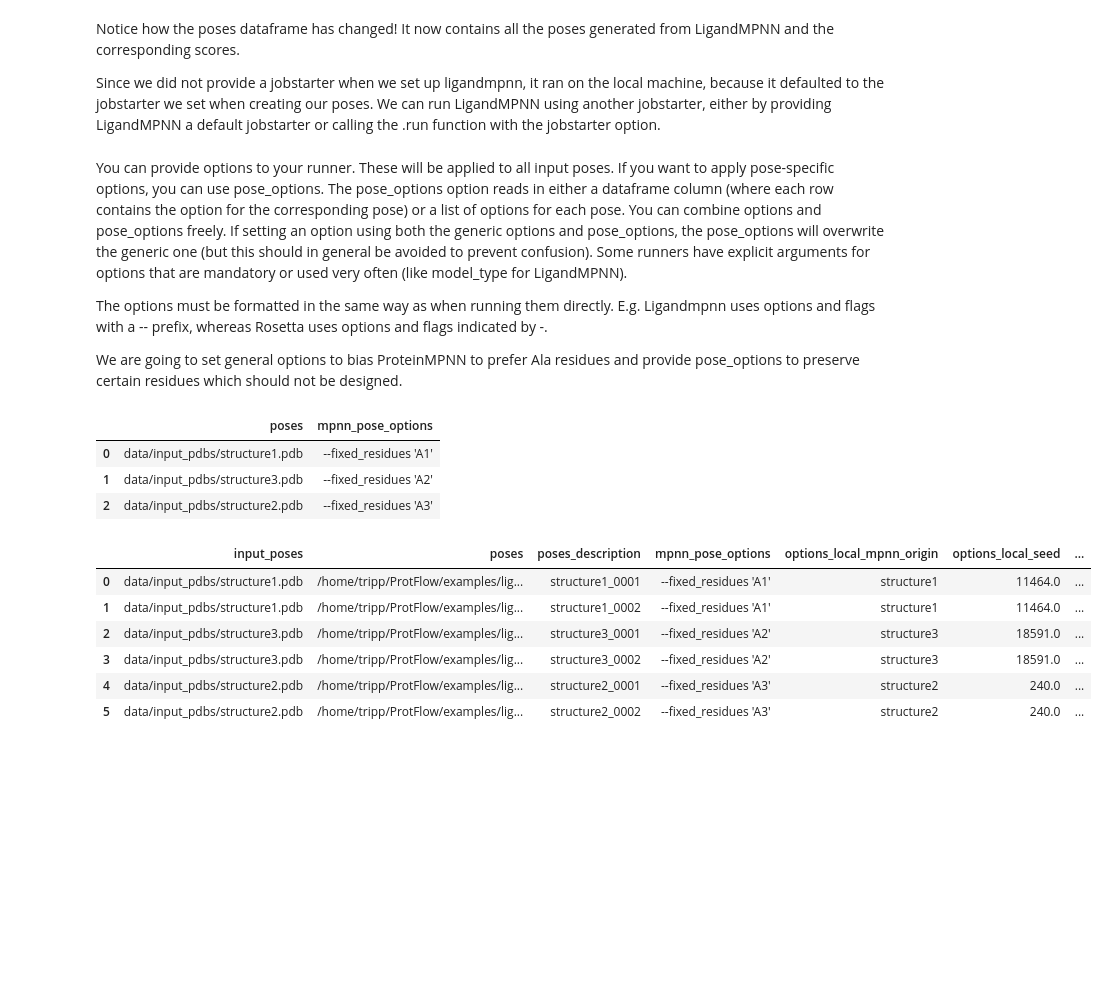
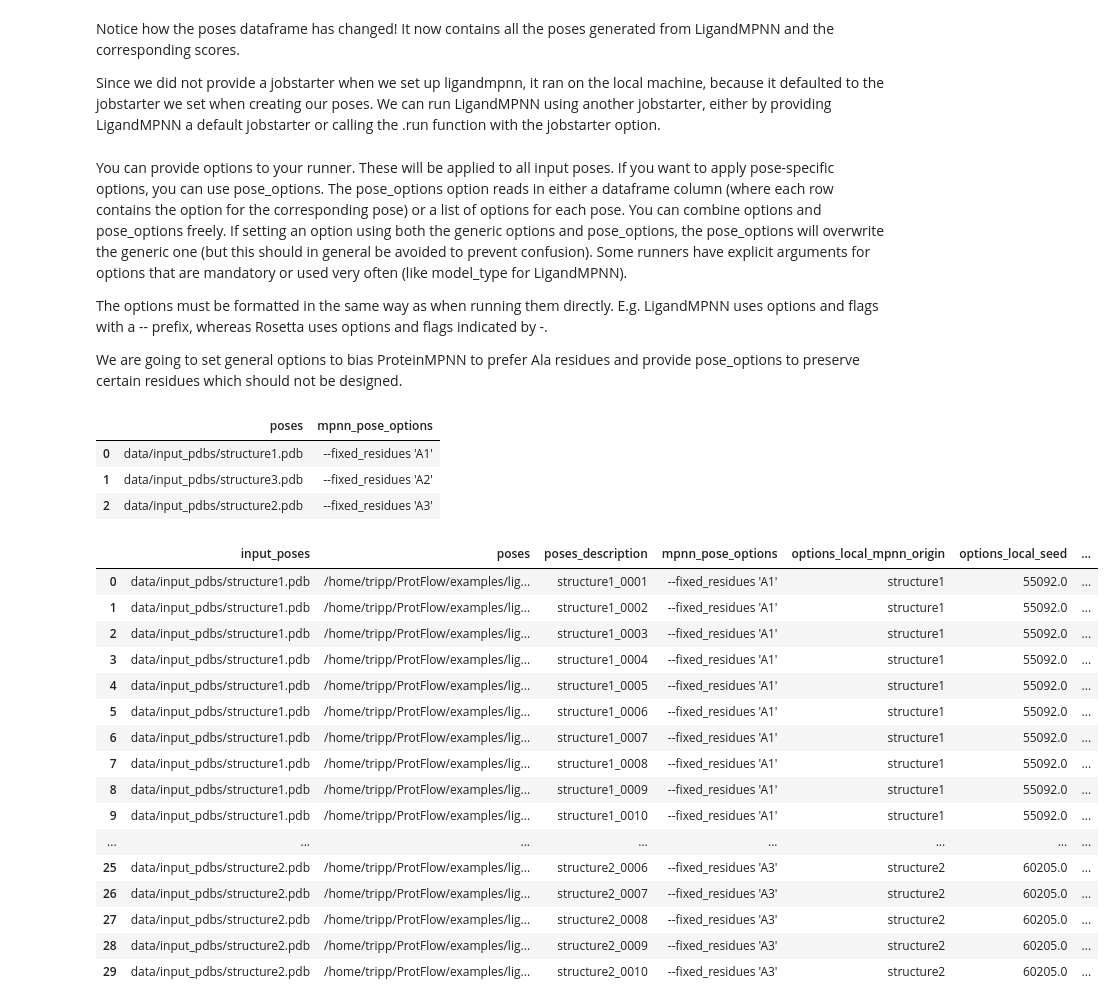
Before and after one commit to mabr3112/ProtFlow, a Jupyter notebook: examples/runners.ipynb, the cells around one changed output. Saved outputs shown, nothing was run; the diff lists cells and outputs as text; code cells hidden in the pictures; blank space fills up the shorter version.

```diff
--- a/examples/runners.ipynb
+++ b/examples/runners.ipynb
@@ -55,27 +55,37 @@ display(my_poses.df)
 # %% [markdown]
 You can provide options to your runner. These will be applied to all input poses. If you want to apply pose-specific options, you can use pose_options. The pose_options option reads in either a dataframe column (where each row contains the option for the corresponding pose) or a list of options for each pose. You can combine options and pose_options freely. If setting an option using both the generic options and pose_options, the pose_options will overwrite the generic one (but this should in general be avoided to prevent confusion). Some runners have explicit arguments for options that are mandatory or used very often (like model_type for LigandMPNN).
 
-The options must be formatted in the same way as when running them directly. E.g. Ligandmpnn uses options and flags with a -- prefix, whereas Rosetta uses options and flags indicated by -.
+The options must be formatted in the same way as when running them directly. E.g. LigandMPNN uses options and flags with a -- prefix, whereas Rosetta uses options and flags indicated by -.
 
 We are going to set general options to bias ProteinMPNN to prefer Ala residues and provide pose_options to preserve certain residues which should not be designed.
 # %%
 my_poses = Poses(poses='data/input_pdbs/', glob_suffix='*pdb', work_dir='ligandmpnn_options', storage_format='csv', jobstarter=local_jobstarter)
 
 pose_options = [f"--fixed_residues 'A{index+1}'" for index, pose in my_poses.df.iterrows()]
 my_poses.df['mpnn_pose_options'] = pose_options
 display(my_poses.df[['poses', 'mpnn_pose_options']])
 
-my_poses = ligandmpnn.run(poses=my_poses, prefix='options_local', nseq=2, model_type='protein_mpnn', options='--bias_AA A:2', pose_options='mpnn_pose_options')
+my_poses = ligandmpnn.run(poses=my_poses, prefix='options_local', nseq=10, model_type='protein_mpnn', options='--bias_AA A:2', pose_options='mpnn_pose_options')
 display(my_poses.df)
 # %% [output]
 |  | poses | mpnn_pose_options |
 | 0 | data/input_pdbs/structure1.pdb | --fixed_residues 'A1' |
 | 1 | data/input_pdbs/structure3.pdb | --fixed_residues 'A2' |
 | 2 | data/input_pdbs/structure2.pdb | --fixed_residues 'A3' |
 |  | input_poses | poses | poses_description | mpnn_pose_options | options_local_mpnn_origin | options_local_seed | ... |
-| 0 | data/input_pdbs/structure1.pdb | /home/tripp/ProtFlow/examples/lig... | structure1_0001 | --fixed_residues 'A1' | structure1 | 11464.0 | ... |
-| 1 | data/input_pdbs/structure1.pdb | /home/tripp/ProtFlow/examples/lig... | structure1_0002 | --fixed_residues 'A1' | structure1 | 11464.0 | ... |
-| 2 | data/input_pdbs/structure3.pdb | /home/tripp/ProtFlow/examples/lig... | structure3_0001 | --fixed_residues 'A2' | structure3 | 18591.0 | ... |
-| 3 | data/input_pdbs/structure3.pdb | /home/tripp/ProtFlow/examples/lig... | structure3_0002 | --fixed_residues 'A2' | structure3 | 18591.0 | ... |
-| 4 | data/input_pdbs/structure2.pdb | /home/tripp/ProtFlow/examples/lig... | structure2_0001 | --fixed_residues 'A3' | structure2 | 240.0 | ... |
-| 5 | data/input_pdbs/structure2.pdb | /home/tripp/ProtFlow/examples/lig... | structure2_0002 | --fixed_residues 'A3' | structure2 | 240.0 | ... |
+| 0 | data/input_pdbs/structure1.pdb | /home/tripp/ProtFlow/examples/lig... | structure1_0001 | --fixed_residues 'A1' | structure1 | 55092.0 | ... |
+| 1 | data/input_pdbs/structure1.pdb | /home/tripp/ProtFlow/examples/lig... | structure1_0002 | --fixed_residues 'A1' | structure1 | 55092.0 | ... |
+| 2 | data/input_pdbs/structure1.pdb | /home/tripp/ProtFlow/examples/lig... | structure1_0003 | --fixed_residues 'A1' | structure1 | 55092.0 | ... |
+| 3 | data/input_pdbs/structure1.pdb | /home/tripp/ProtFlow/examples/lig... | structure1_0004 | --fixed_residues 'A1' | structure1 | 55092.0 | ... |
+| 4 | data/input_pdbs/structure1.pdb | /home/tripp/ProtFlow/examples/lig... | structure1_0005 | --fixed_residues 'A1' | structure1 | 55092.0 | ... |
+| 5 | data/input_pdbs/structure1.pdb | /home/tripp/ProtFlow/examples/lig... | structure1_0006 | --fixed_residues 'A1' | structure1 | 55092.0 | ... |
+| 6 | data/input_pdbs/structure1.pdb | /home/tripp/ProtFlow/examples/lig... | structure1_0007 | --fixed_residues 'A1' | structure1 | 55092.0 | ... |
+| 7 | data/input_pdbs/structure1.pdb | /home/tripp/ProtFlow/examples/lig... | structure1_0008 | --fixed_residues 'A1' | structure1 | 55092.0 | ... |
+| 8 | data/input_pdbs/structure1.pdb | /home/tripp/ProtFlow/examples/lig... | structure1_0009 | --fixed_residues 'A1' | structure1 | 55092.0 | ... |
+| 9 | data/input_pdbs/structure1.pdb | /home/tripp/ProtFlow/examples/lig... | structure1_0010 | --fixed_residues 'A1' | structure1 | 55092.0 | ... |
+| ... | ... | ... | ... | ... | ... | ... | ... |
+| 25 | data/input_pdbs/structure2.pdb | /home/tripp/ProtFlow/examples/lig... | structure2_0006 | --fixed_residues 'A3' | structure2 | 60205.0 | ... |
+| 26 | data/input_pdbs/structure2.pdb | /home/tripp/ProtFlow/examples/lig... | structure2_0007 | --fixed_residues 'A3' | structure2 | 60205.0 | ... |
+| 27 | data/input_pdbs/structure2.pdb | /home/tripp/ProtFlow/examples/lig... | structure2_0008 | --fixed_residues 'A3' | structure2 | 60205.0 | ... |
+| 28 | data/input_pdbs/structure2.pdb | /home/tripp/ProtFlow/examples/lig... | structure2_0009 | --fixed_residues 'A3' | structure2 | 60205.0 | ... |
+| 29 | data/input_pdbs/structure2.pdb | /home/tripp/ProtFlow/examples/lig... | structure2_0010 | --fixed_residues 'A3' | structure2 | 60205.0 | ... |
```
Also changed, not shown: 6 other files.
